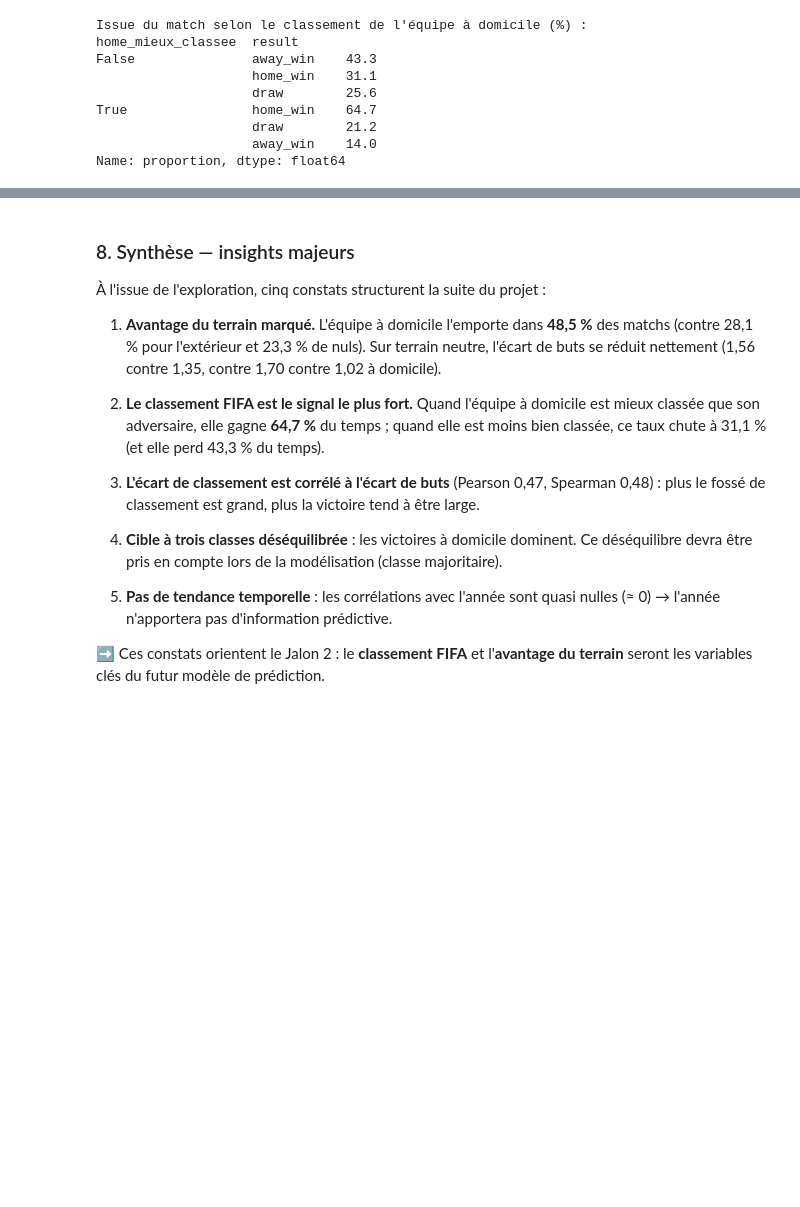
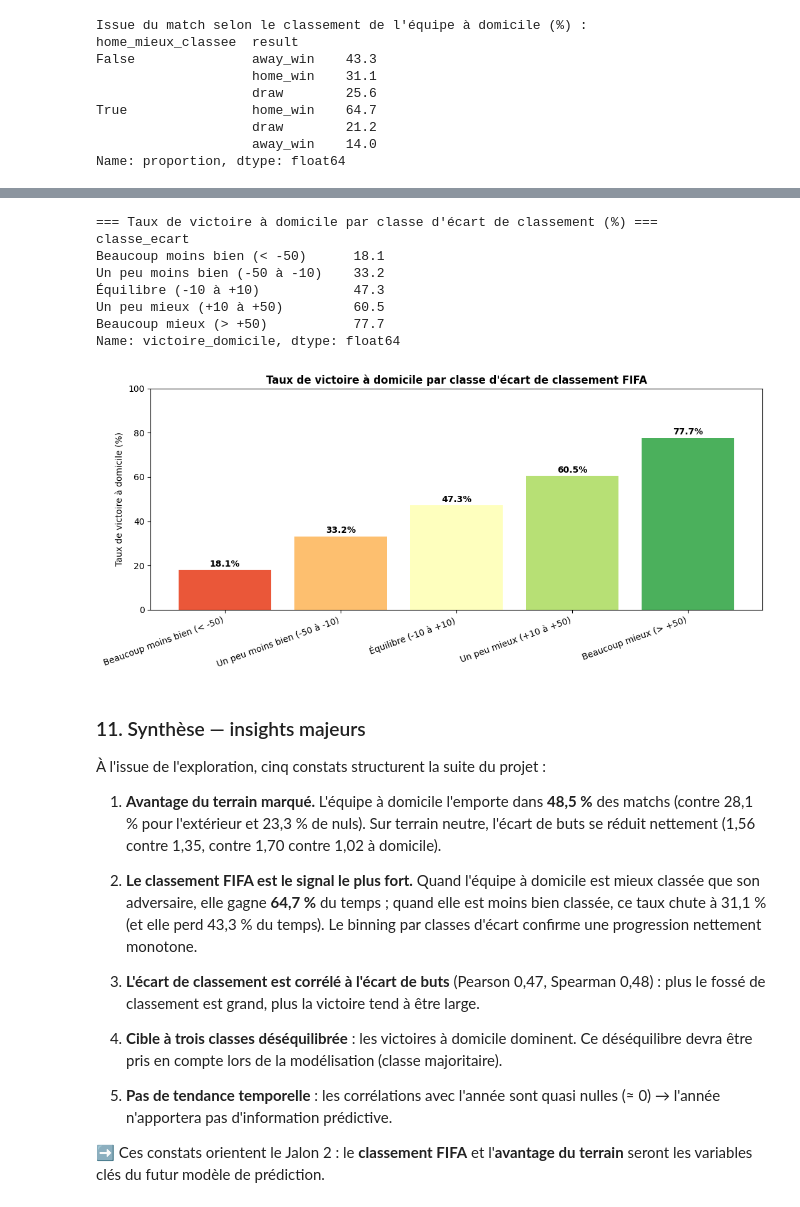
Before and after one commit to Joud04/aptispace-datascience-projet, a Jupyter notebook: notebooks/04_eda.ipynb, the cells around one changed output, grey strips where cells are left out. Drawn from its saved outputs; the diff is of its cells as text; code cells hidden in the pictures; blank space fills up the shorter version.

```diff
--- a/notebooks/04_eda.ipynb
+++ b/notebooks/04_eda.ipynb
@@ -206,11 +277,51 @@ Name: proportion, dtype: float64
+# %%
+# Binning : on découpe rank_difference en 5 classes pour analyser le taux de victoire par classe.
+df_feat['classe_ecart'] = pd.cut(
+    df_feat['rank_difference'],
+    bins=[-300, -50, -10, 10, 50, 300],
+    labels=['Beaucoup moins bien (< -50)',
+            'Un peu moins bien (-50 à -10)',
+            'Équilibre (-10 à +10)',
+            'Un peu mieux (+10 à +50)',
+            'Beaucoup mieux (> +50)'],
+)
+
+taux_par_classe = (df_feat.groupby('classe_ecart', observed=True)['victoire_domicile']
+                          .mean() * 100).round(1)
+print("=== Taux de victoire à domicile par classe d'écart de classement (%) ===")
+print(taux_par_classe)
+
+fig, ax = plt.subplots(figsize=(11, 5))
+ax.bar(range(len(taux_par_classe)), taux_par_classe.values,
+       color=sns.color_palette('RdYlGn', len(taux_par_classe)))
+ax.set_xticks(range(len(taux_par_classe)))
+ax.set_xticklabels(taux_par_classe.index, rotation=20, ha='right')
+ax.set_ylabel('Taux de victoire à domicile (%)')
+ax.set_ylim(0, 100)
+ax.set_title("Taux de victoire à domicile par classe d'écart de classement FIFA",
+             fontweight='bold')
+for i, v in enumerate(taux_par_classe.values):
+    ax.text(i, v + 1.5, f'{v:.1f}%', ha='center', fontsize=10, fontweight='bold')
+fig.tight_layout()
+plt.show()
+# %% [output]
+=== Taux de victoire à domicile par classe d'écart de classement (%) ===
+classe_ecart
+Beaucoup moins bien (< -50)      18.1
+Un peu moins bien (-50 à -10)    33.2
+Équilibre (-10 à +10)            47.3
+Un peu mieux (+10 à +50)         60.5
+Beaucoup mieux (> +50)           77.7
+Name: victoire_domicile, dtype: float64
+[figure, added]
 # %% [markdown]
-### 8. Synthèse — insights majeurs
+### 11. Synthèse — insights majeurs
 
 À l'issue de l'exploration, cinq constats structurent la suite du projet :
 
 1. **Avantage du terrain marqué.** L'équipe à domicile l'emporte dans **48,5 %** des matchs (contre 28,1 % pour l'extérieur et 23,3 % de nuls). Sur terrain neutre, l'écart de buts se réduit nettement (1,56 contre 1,35, contre 1,70 contre 1,02 à domicile).
 
-2. **Le classement FIFA est le signal le plus fort.** Quand l'équipe à domicile est mieux classée que son adversaire, elle gagne **64,7 %** du temps ; quand elle est moins bien classée, ce taux chute à 31,1 % (et elle perd 43,3 % du temps).
+2. **Le classement FIFA est le signal le plus fort.** Quand l'équipe à domicile est mieux classée que son adversaire, elle gagne **64,7 %** du temps ; quand elle est moins bien classée, ce taux chute à 31,1 % (et elle perd 43,3 % du temps). Le binning par classes d'écart confirme une progression nettement monotone.
 
 3. **L'écart de classement est corrélé à l'écart de buts** (Pearson 0,47, Spearman 0,48) : plus le fossé de classement est grand, plus la victoire tend à être large.
 
```
Also changed, not shown: parts of 7 cells of this notebook, 2 other files.
